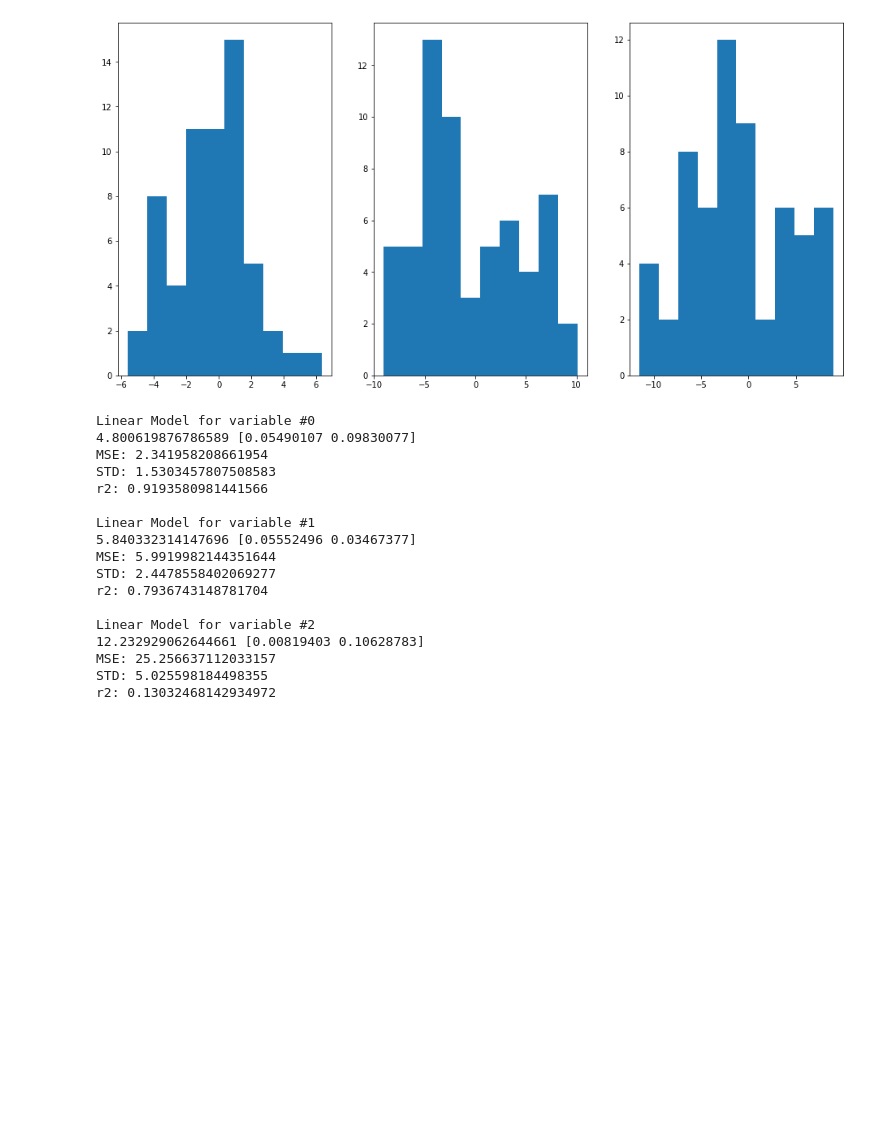
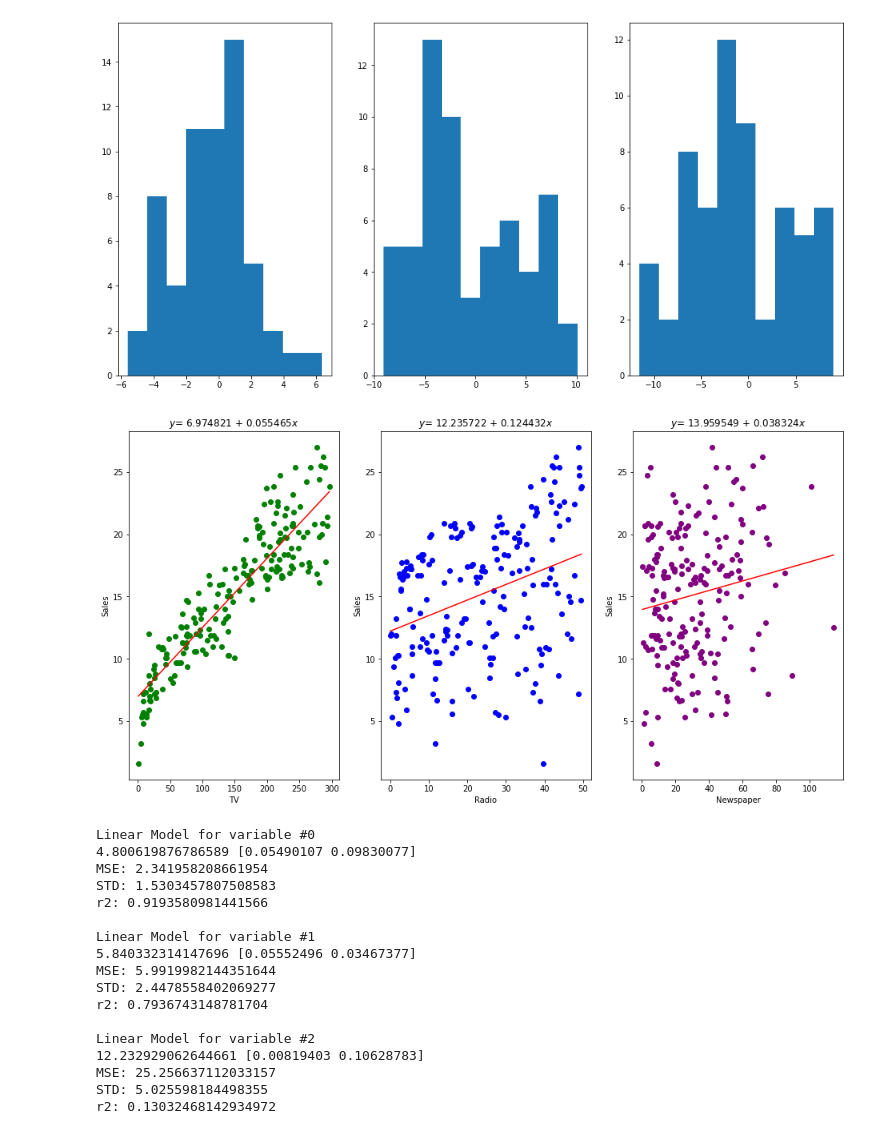
Before and after one commit to roniel06/python_ml_exc, a Jupyter notebook: Advertisement.ipynb, the cells around one changed output. Cells and saved outputs as stored; diff of their text form; code cells hidden in the pictures; blank space fills up the shorter version.

```diff
--- a/Advertisement.ipynb
+++ b/Advertisement.ipynb
@@ -172,6 +174,34 @@ r2: -0.013490315257973062
 |  | TV | Newspaper | Radio |
 | 0 | 50 | 50 | 50 |
 [figure]
+# %%
+def plot_regression(lr,ds, feature, color):
+
+  lr.fit(ds[[feature]], ds[['Sales']])
+
+  #predict
+  X_hat = np.linspace(start= ds[feature].min(), stop= ds[feature].max())
+  y_hat = lr.predict(X_hat.reshape(-1,1))
+
+
+  plt.scatter(ds[feature] , ds['Sales'], c=color, marker='o')
+  plt.ylabel('Sales')
+  plt.xlabel(feature)
+  plt.title("$y$= %3f + %3f$x$" %(lr.intercept_, lr.coef_))
+  plt.plot(X_hat, y_hat, color='red')
+# %%
+plt.figure(figsize=(16,8))
+
+plt.subplot(131)
+plot_regression(lm[0],dataset, 'TV','g')
+
+plt.subplot(132)
+plot_regression(lm[0],dataset, 'Radio','b')
+
+plt.subplot(133)
+plot_regression(lm[0],dataset, 'Newspaper','purple')
+# %% [output]
+[figure, added]
 # %%
 
 feats = [
```
Also changed, not shown: parts of 3 cells of this notebook.
